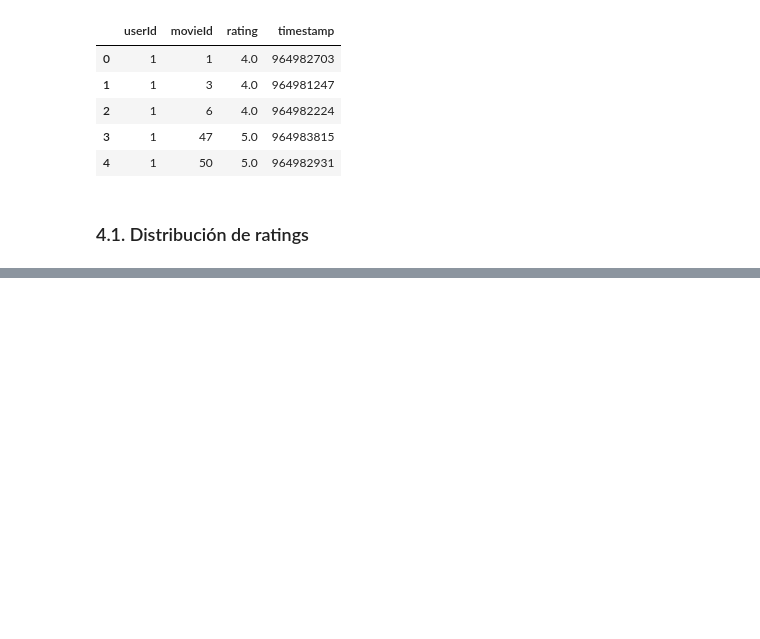
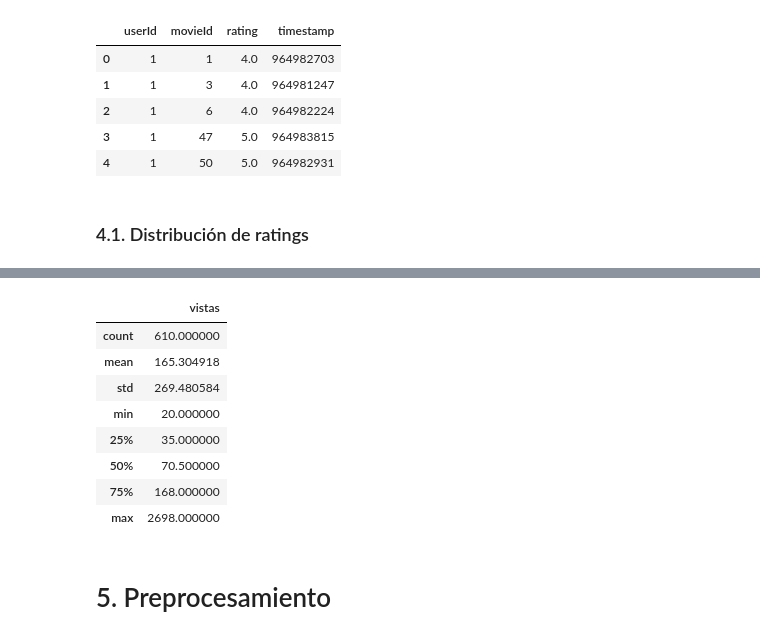
Before and after one commit to AlexanderBedoyaC/marketing_rs_movies, a Jupyter notebook: c_Exploración y Limpieza.ipynb, the cells around one changed output, grey strips where cells are left out. Drawn from its saved outputs; the diff is of its cells as text; code cells hidden in the pictures; blank space fills up the shorter version.

```diff
--- a/c_Exploración y Limpieza.ipynb
+++ b/c_Exploración y Limpieza.ipynb
@@ -136,0 +125,19 @@ df_movies
+# %%
+query = '''
+SELECT count(*) as vistas
+FROM ratings
+GROUP BY userId;
+'''
+df_vistas_user = pd.read_sql(query, conn)
+# %%
+df_vistas_user.describe()
+# %% [output]
+|  | vistas |
+| count | 610.000000 |
+| mean | 165.304918 |
+| std | 269.480584 |
+| min | 20.000000 |
+| 25% | 35.000000 |
+| 50% | 70.500000 |
+| 75% | 168.000000 |
+| max | 2698.000000 |
@@ -136,0 +159,2 @@ df_movies
+# %% [markdown]
+# 5. Preprocesamiento
```
Also changed, not shown: parts of 25 cells of this notebook, 4 other files.
